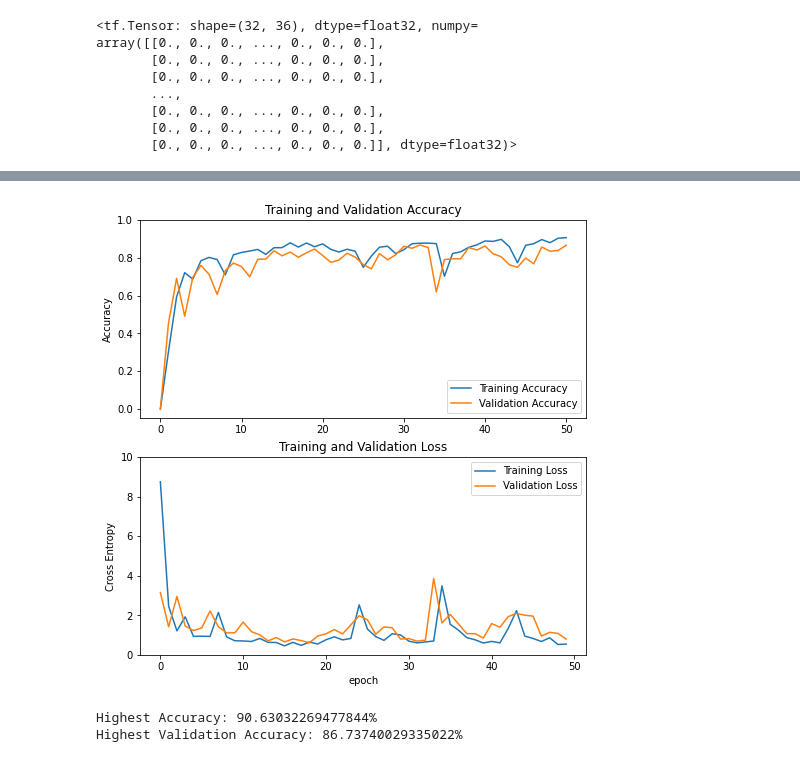
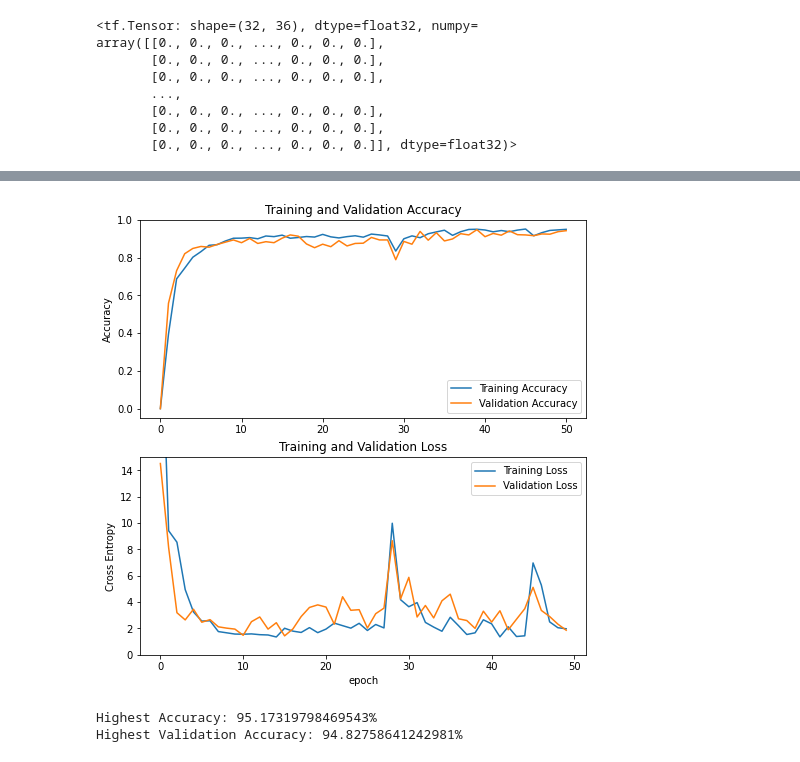
Before and after one commit to youssefdarwish37/AmericanSignLanguage, a Jupyter notebook: ASL_Transfer_Learning(VGG19).ipynb, the cells around one changed output, grey strips where cells are left out. Drawn from its saved outputs; the diff is of its cells as text; code cells hidden in the pictures.

Commit message:
updated VGG19
swapped the globalaveragepooling layer before the output with a flatten layer and changed the number units in the 2 before last fc layers to 128

```diff
--- a/ASL_Transfer_Learning(VGG19).ipynb
+++ b/ASL_Transfer_Learning(VGG19).ipynb
@@ -162,10 +162,9 @@ def asl_model(image_shape = IMG_SIZE, data_augmentation = data_augmenter()):
   x = data_augmentation(inputs)
   x = preprocess_input(x)
   x = base_model(x, training=False)
-  x = tfl.Dense(4096)(x)
+  x = tfl.Flatten()(x)
   x = tfl.Dense(128)(x)
-  # x = tfl.Dropout(0.2)(x)
-  x = tfl.GlobalAveragePooling2D()(x)
+  x = tfl.Dense(128)(x)
   prediction_layer = tfl.Dense(36,activation="softmax")
   outputs = prediction_layer(x)
 
@@ -226,32 +221,32 @@ Epoch 50/50
 # %%
 acc = [0.] + history.history['accuracy']
 val_acc = [0.] + history.history['val_accuracy']
 
 loss = history.history['loss']
 val_loss = history.history['val_loss']
 
 plt.figure(figsize=(8, 8))
 plt.subplot(2, 1, 1)
 plt.plot(acc, label='Training Accuracy')
 plt.plot(val_acc, label='Validation Accuracy')
 plt.legend(loc='lower right')
 plt.ylabel('Accuracy')
 plt.ylim([min(plt.ylim()),1])
 plt.title('Training and Validation Accuracy')
 
 plt.subplot(2, 1, 2)
 plt.plot(loss, label='Training Loss')
 plt.plot(val_loss, label='Validation Loss')
 plt.legend(loc='upper right')
 plt.ylabel('Cross Entropy')
-plt.ylim([0,10])
+plt.ylim([0,15])
 plt.title('Training and Validation Loss')
 plt.xlabel('epoch')
 plt.show()
 print('Highest Accuracy: {}%'.format(max(history.history['accuracy'])*100))
 print('Highest Validation Accuracy: {}%'.format(max(history.history['val_accuracy'])*100))
 # %% [output]
-[figure, old version]
+[figure, new version]
-Highest Accuracy: 90.63032269477844%
-Highest Validation Accuracy: 86.73740029335022%
+Highest Accuracy: 95.17319798469543%
+Highest Validation Accuracy: 94.82758641242981%
 # %%
```
Also changed, not shown: parts of 6 cells of this notebook.
